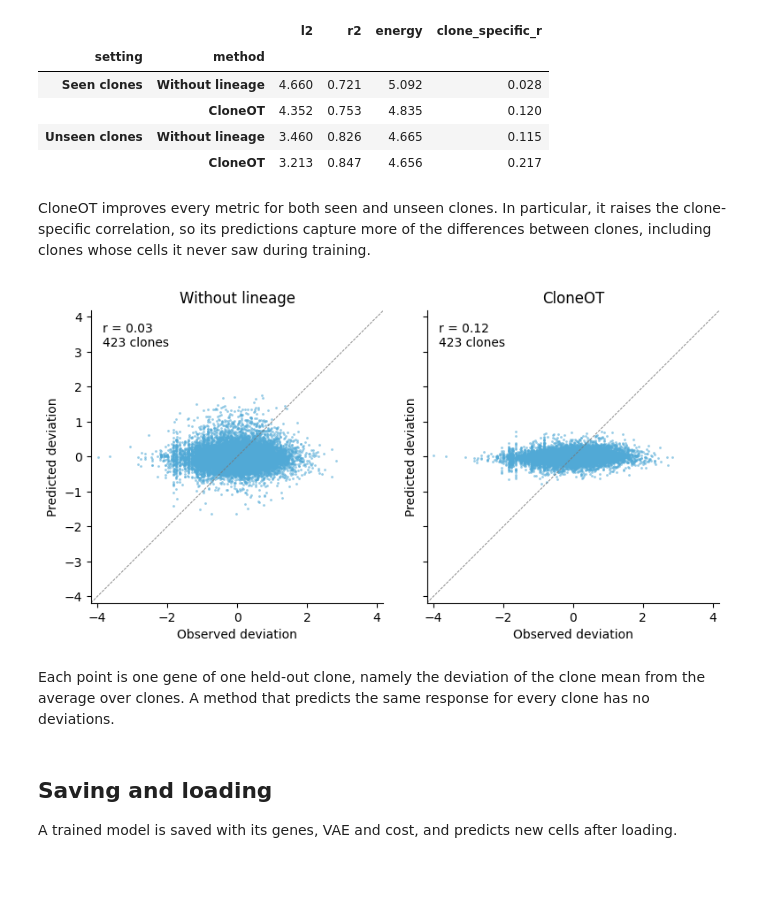
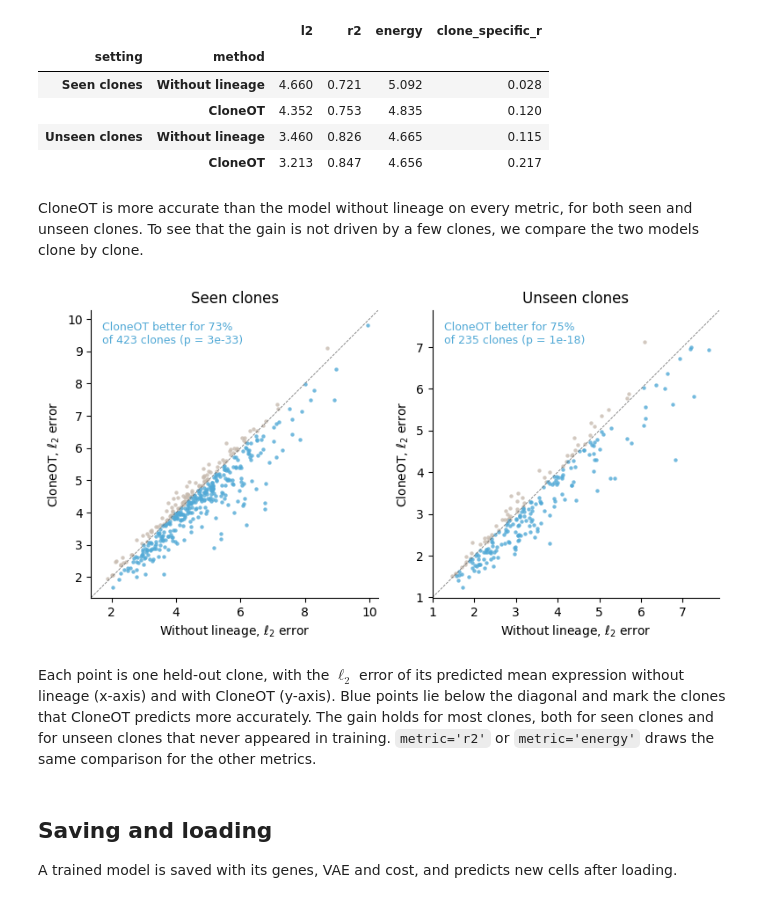
Before and after one commit to poseidonchan/CloneOT, a Jupyter notebook: docs/tutorials/watermelon.ipynb, the cells around one changed output. Saved outputs shown, nothing was run; the diff lists cells and outputs as text; code cells hidden in the pictures; blank space fills up the shorter version.

```diff
--- a/docs/tutorials/watermelon.ipynb
+++ b/docs/tutorials/watermelon.ipynb
@@ -102,13 +102,14 @@ against the observed cells (lower is better). The clone-specific correlation `r`
 share and measures how well the predictions capture the differences between clones.
 # %%
 genes = model.response_genes(50)
-rows = []
+scores, rows = {}, []
 for setting, test in tests.items():
     observed = model.observed(test)
     for name, m in [('Without lineage', no_lineage), ('CloneOT', model)]:
-        scores, r = cot.metrics.evaluate(m.predict(test), observed, clone_key='clone', genes=genes)
-        rows.append(dict(setting=setting, method=name, l2=scores.l2.mean(), r2=scores.r2.mean(),
-                         energy=scores.energy.mean(), clone_specific_r=r))
+        s, r = cot.metrics.evaluate(m.predict(test), observed, clone_key='clone', genes=genes)
+        scores[setting, name] = s
+        rows.append(dict(setting=setting, method=name, l2=s.l2.mean(), r2=s.r2.mean(), energy=s.energy.mean(),
+                         clone_specific_r=r))
 pd.DataFrame(rows).set_index(['setting', 'method']).round(3)
 # %% [output]
 |  |  | l2 | r2 | energy | clone_specific_r |
@@ -117,20 +118,23 @@ pd.DataFrame(rows).set_index(['setting', 'method']).round(3)
 |  | CloneOT | 4.352 | 0.753 | 4.835 | 0.120 |
 | Unseen clones | Without lineage | 3.460 | 0.826 | 4.665 | 0.115 |
 |  | CloneOT | 3.213 | 0.847 | 4.656 | 0.217 |
-# %% [markdown]
-CloneOT improves every metric for both seen and unseen clones. In particular, it raises the clone-specific correlation, so its predictions capture more of the differences between clones, including clones whose cells it never saw during training.
+# %% [markdown]
+CloneOT is more accurate than the model without lineage on every metric, for both seen and unseen clones. To see
+that the gain is not driven by a few clones, we compare the two models clone by clone.
 # %%
-fig, axes = plt.subplots(1, 2, figsize=(8, 4), sharex=True, sharey=True)
-test = tests['Seen clones']
-for ax, (name, m) in zip(axes, [('Without lineage', no_lineage), ('CloneOT', model)]):
-    cot.pl.clone_deviations(m.predict(test), model.observed(test), clone_key='clone', genes=genes, ax=ax)
-    ax.set_title(name)
+fig, axes = plt.subplots(1, 2, figsize=(8, 4))
+for ax, setting in zip(axes, tests):
+    cot.pl.paired_scores(scores[setting, 'Without lineage'], scores[setting, 'CloneOT'], metric='l2',
+                         labels=('Without lineage', 'CloneOT'), ax=ax)
+    ax.set_title(setting)
 plt.tight_layout()
 # %% [output]
-[figure, old version]
+[figure, new version]
-# %% [markdown]
-Each point is one gene of one held-out clone, namely the deviation of the clone mean from the average over clones.
-A method that predicts the same response for every clone has no deviations.
+# %% [markdown]
+Each point is one held-out clone, with the $\ell_2$ error of its predicted mean expression without lineage
+(x-axis) and with CloneOT (y-axis). Blue points lie below the diagonal and mark the clones that CloneOT predicts more
+accurately. The gain holds for most clones, both for seen clones and for unseen clones that never appeared in
+training. `metric='r2'` or `metric='energy'` draws the same comparison for the other metrics.
 # %% [markdown]
 ## Saving and loading
 
```
Also changed, not shown: 5 other files.
